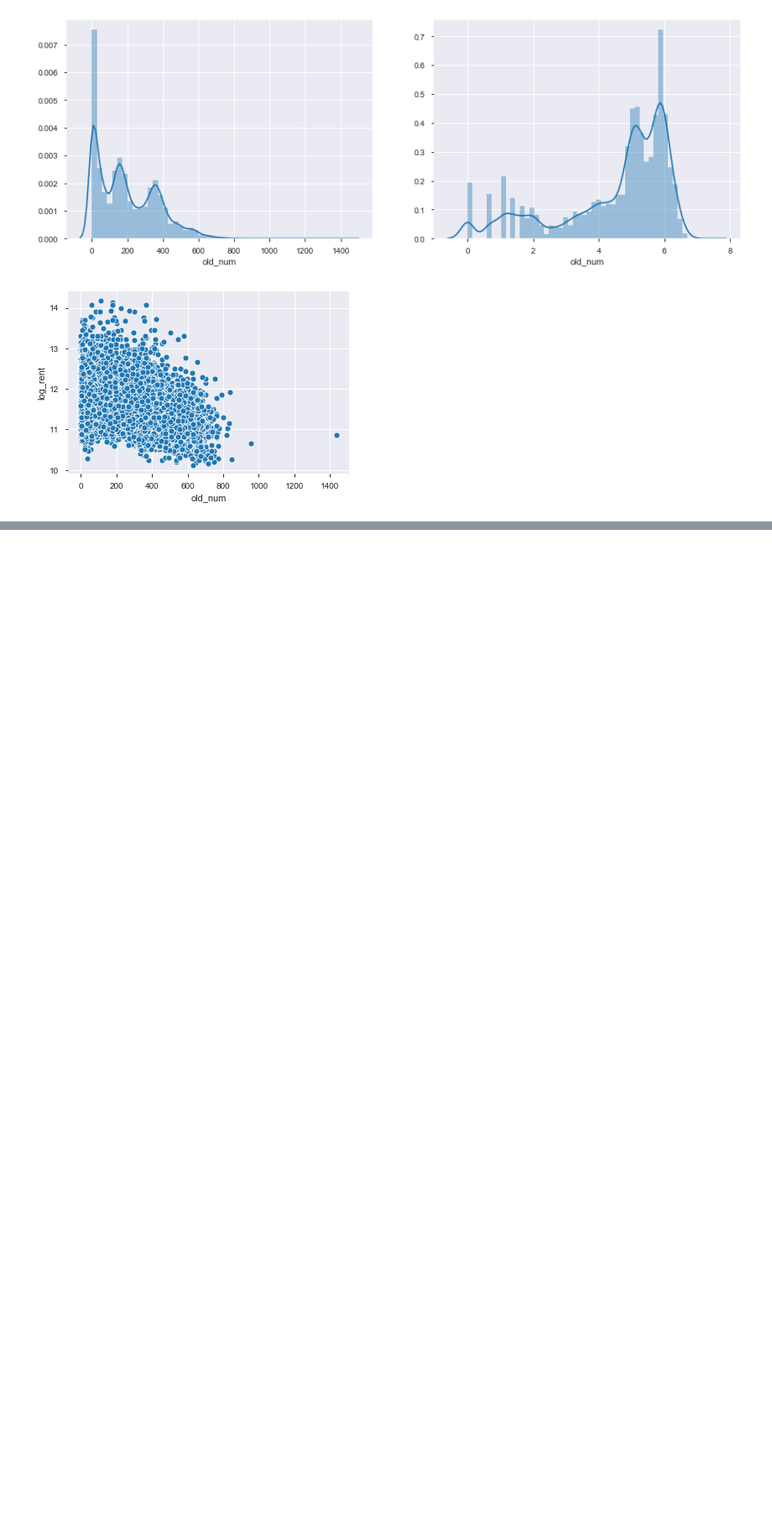
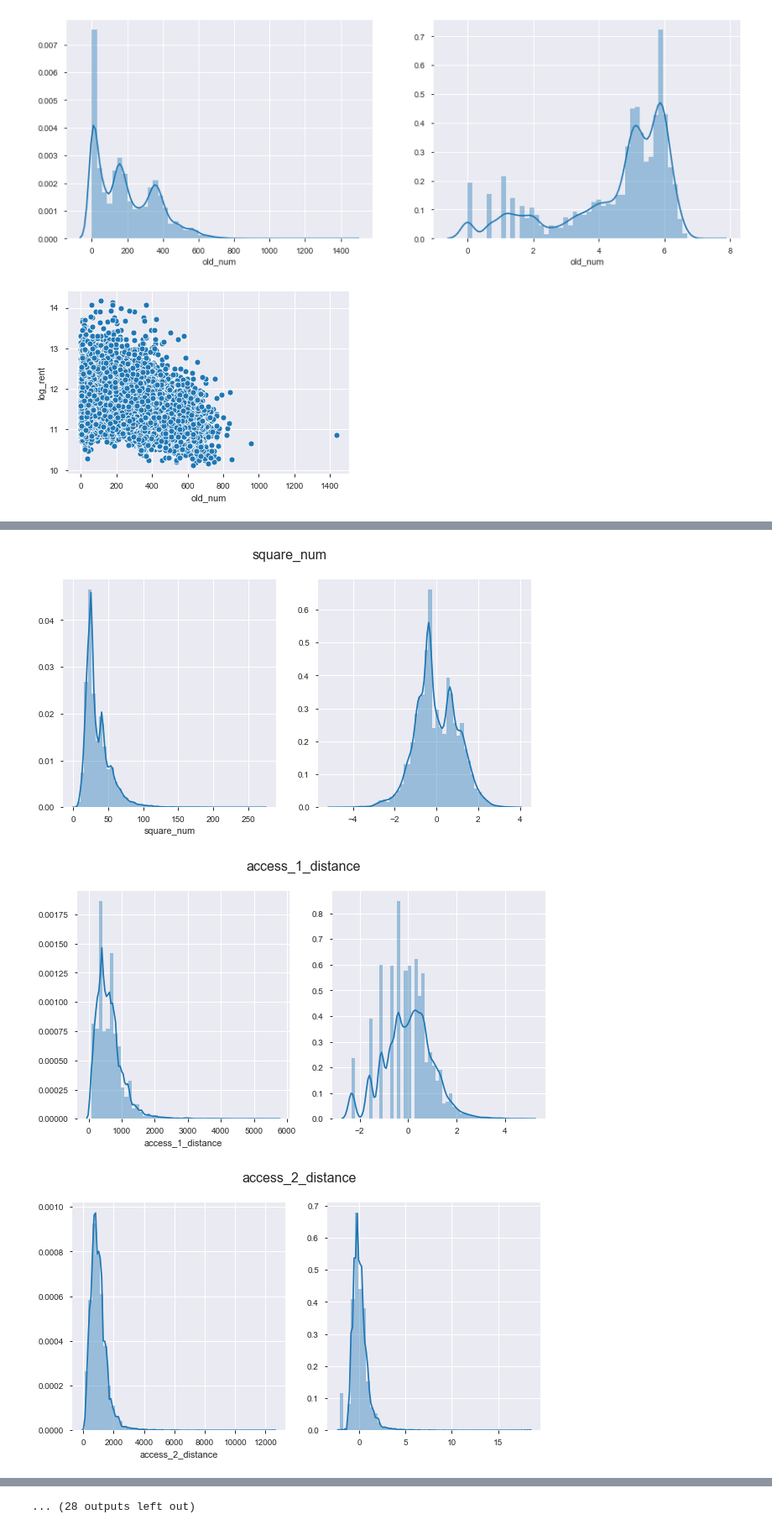
Before and after one commit to nsakki55/ml_note, a Jupyter notebook: signate/mynavi/code/EDA.ipynb, the cells around one changed output, grey strips where cells are left out. Shown at 84% size. Cells and saved outputs as stored; diff of their text form; code cells hidden in the pictures; blank space fills up the shorter version.

```diff
--- a/signate/mynavi/code/EDA.ipynb
+++ b/signate/mynavi/code/EDA.ipynb
@@ -727,3 +729,30 @@ train[train['id']==22248]
 # %% [output]
 |  | id | 賃料 | 所在地 | アクセス | 間取り | 築年数 | 方角 | 面積 | 所在階 | バス・トイレ | キッチン | ... |
 | 22247 | 22248 | 52000 | 東京都世田谷区砧７丁目 | 小田急小田原線\t祖師ケ谷大蔵駅\t徒歩10分\t\t小田急小田原... | 1K | 119年5ヶ月 | NaN | 18.15m2 | 1階／2階建 | 専用トイレ | コンロ設置可（コンロ2口） | ... |
+# %%
+train_feat4=pd.read_feather('feature4/data/train_feat4_all.ftr')
+test_feat4=pd.read_feather('feature4/data/test_feat4_all.ftr').drop('index',axis=1)
+continuous_cols=['square_num','access_1_distance','access_2_distance','old_num','room_floor','building_floor','total_floor','parking_number_car',
+                        'parking_price_car', 'parking_number_bicycle', 'parking_price_bicycle',
+   'parking_number_bike', 'parking_price_bike', 'convenience_count',
+       'supermarket_count', 'neighbor_count', 'デパート', '幼稚園・保育園', '図書館',
+       'ドラッグストア', '郵便局', '大学', '公園', 'スーパー', '銀行', 'コインパーキング', 'レンタルビデオ',
+
+       '飲食店', '小学校', 'コンビニ', '病院', '総合病院', '月極駐車場', 'クリーニング', '学校',
+       'resistance_period', 'old_num', 'available_period','period_num', 'future_available']
+
+
+for col in continuous_cols:
+    fig,ax=plt.subplots(nrows=1,ncols=2,figsize=(10,5))
+    sns.distplot(train_feat4[train_feat4[col]!=-999][col],ax=ax[0])
+
+    pt=PowerTransformer(method='yeo-johnson')
+    pt.fit(train_feat4[col].values.reshape(-1,1))
+    log_c=pt.transform(train_feat4[col].values.reshape(-1,1))
+    sns.distplot(log_c,ax=ax[1])
+    fig.suptitle(col, fontsize=16)
+    plt.show()
+# %% [output]
+[figure, added]
+[figure, added]
+[figure, added]
@@ -729,0 +768 @@ train[train['id']==22248]
+... (28 outputs left out)
```
Also changed, not shown: parts of 3 cells of this notebook, 3 other files.
